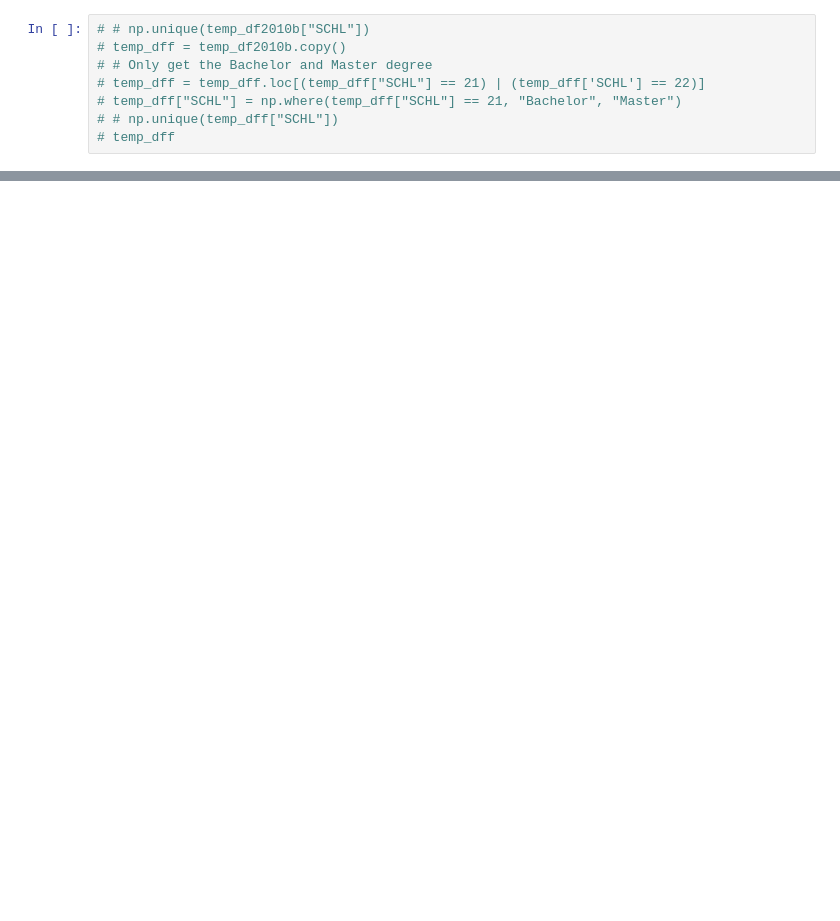
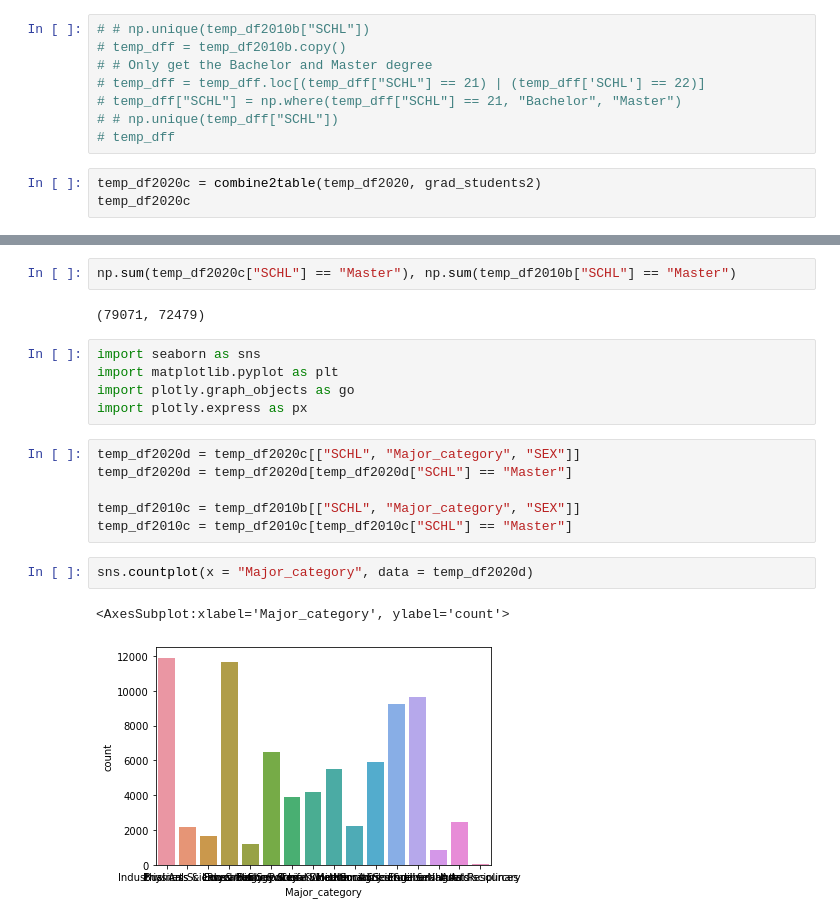
Before and after one commit to UCB-stat-159-s22/hw07-Group21, a Jupyter notebook: stephen-exploration-other-years.ipynb, the cells around one changed output, grey strips where cells are left out. Drawn from its saved outputs; the diff is of its cells as text; blank space fills up the shorter version.

Commit message:
added comparision graphs

```diff
--- a/stephen-exploration-other-years.ipynb
+++ b/stephen-exploration-other-years.ipynb
@@ -137,3 +135,6 @@ np.sum(temp_df2010b["COW"] == "Employed")
 # temp_dff["SCHL"] = np.where(temp_dff["SCHL"] == 21, "Bachelor", "Master")
 # # np.unique(temp_dff["SCHL"])
 # temp_dff
+# %%
+temp_df2020c = combine2table(temp_df2020, grad_students2)
+temp_df2020c
@@ -139,0 +155,20 @@ np.sum(temp_df2010b["COW"] == "Employed")
+# %%
+np.sum(temp_df2020c["SCHL"] == "Master"), np.sum(temp_df2010b["SCHL"] == "Master")
+# %% [output]
+(79071, 72479)
+# %%
+import seaborn as sns
+import matplotlib.pyplot as plt
+import plotly.graph_objects as go
+import plotly.express as px
+# %%
+temp_df2020d = temp_df2020c[["SCHL", "Major_category", "SEX"]]
+temp_df2020d = temp_df2020d[temp_df2020d["SCHL"] == "Master"]
+
+temp_df2010c = temp_df2010b[["SCHL", "Major_category", "SEX"]]
+temp_df2010c = temp_df2010c[temp_df2010c["SCHL"] == "Master"]
+# %%
+sns.countplot(x = "Major_category", data = temp_df2020d)
+# %% [output]
+<AxesSubplot:xlabel='Major_category', ylabel='count'>
+[figure, added]
```
Also changed, not shown: parts of 11 cells of this notebook, 1 other file.
